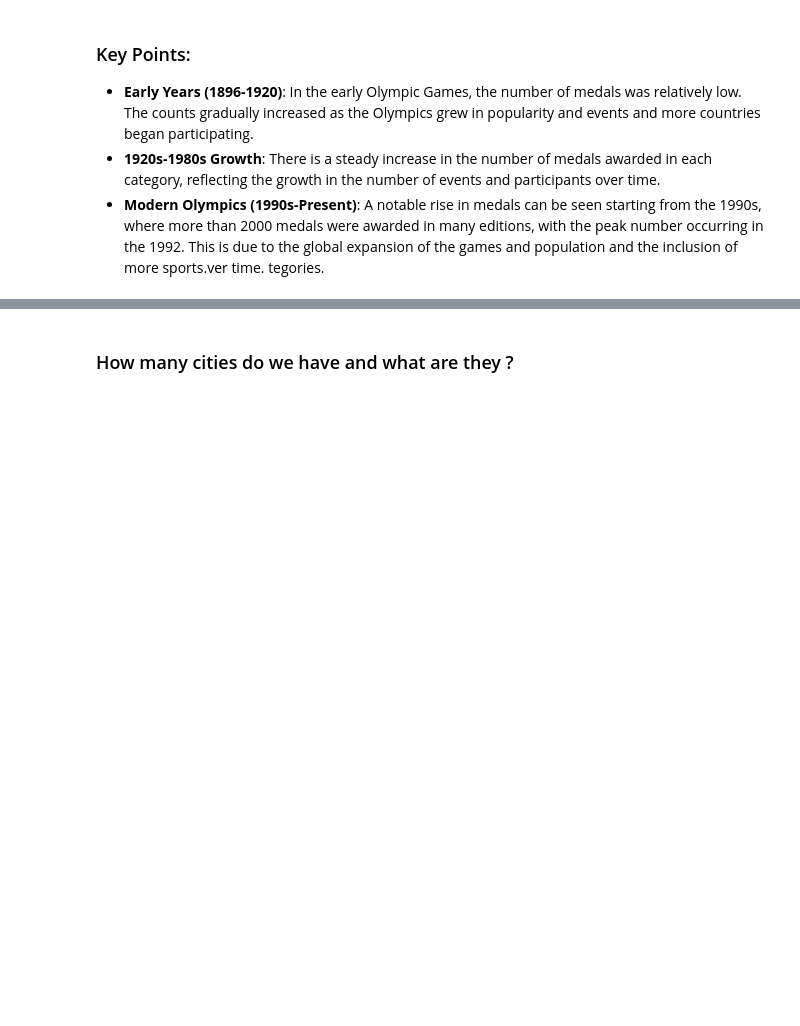
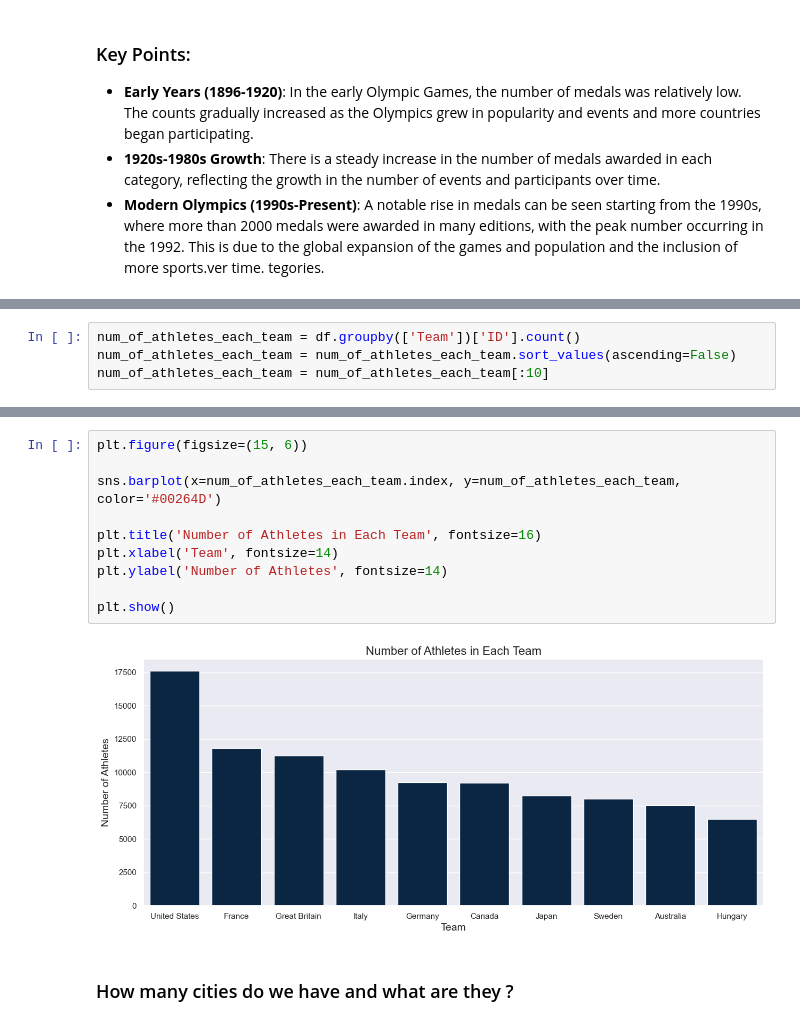
Before and after one commit to BassamSaleh99/Olympic-EDA, a Jupyter notebook: Olympic-EDA.ipynb, the cells around one changed output, grey strips where cells are left out. Cells and saved outputs as stored; diff of their text form; blank space fills up the shorter version.

Commit message:
Number of athletes in each team

```diff
--- a/Olympic-EDA.ipynb
+++ b/Olympic-EDA.ipynb
@@ -445,0 +450,4 @@ tegories.
+# %%
+num_of_athletes_each_team = df.groupby(['Team'])['ID'].count()
+num_of_athletes_each_team = num_of_athletes_each_team.sort_values(ascending=False)
+num_of_athletes_each_team = num_of_athletes_each_team[:10]
@@ -446,3 +469,15 @@ tegories.
+# %%
+plt.figure(figsize=(15, 6))
+
+sns.barplot(x=num_of_athletes_each_team.index, y=num_of_athletes_each_team, color='#00264D')
+
+plt.title('Number of Athletes in Each Team', fontsize=16)
+plt.xlabel('Team', fontsize=14)
+plt.ylabel('Number of Athletes', fontsize=14)
+
+plt.show()
+# %% [output]
+[figure, added]
 # %% [markdown]
 ### How many cities do we have and what are they ?
 # %%
```
Also changed, not shown: parts of 3 cells of this notebook.
